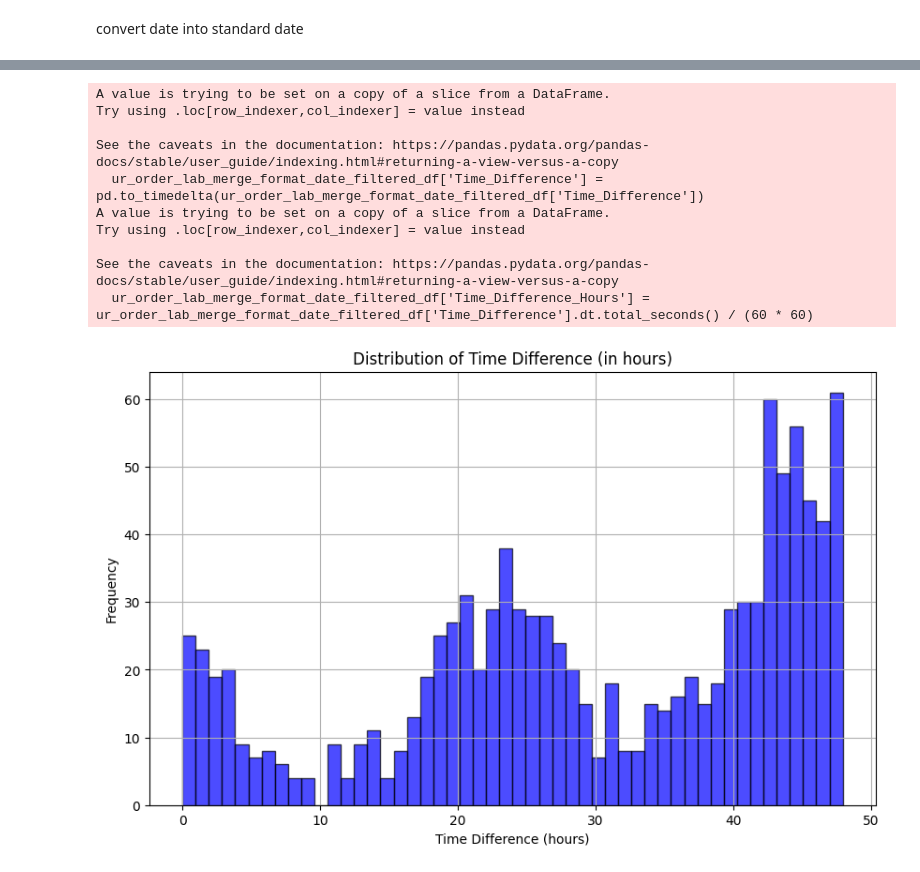
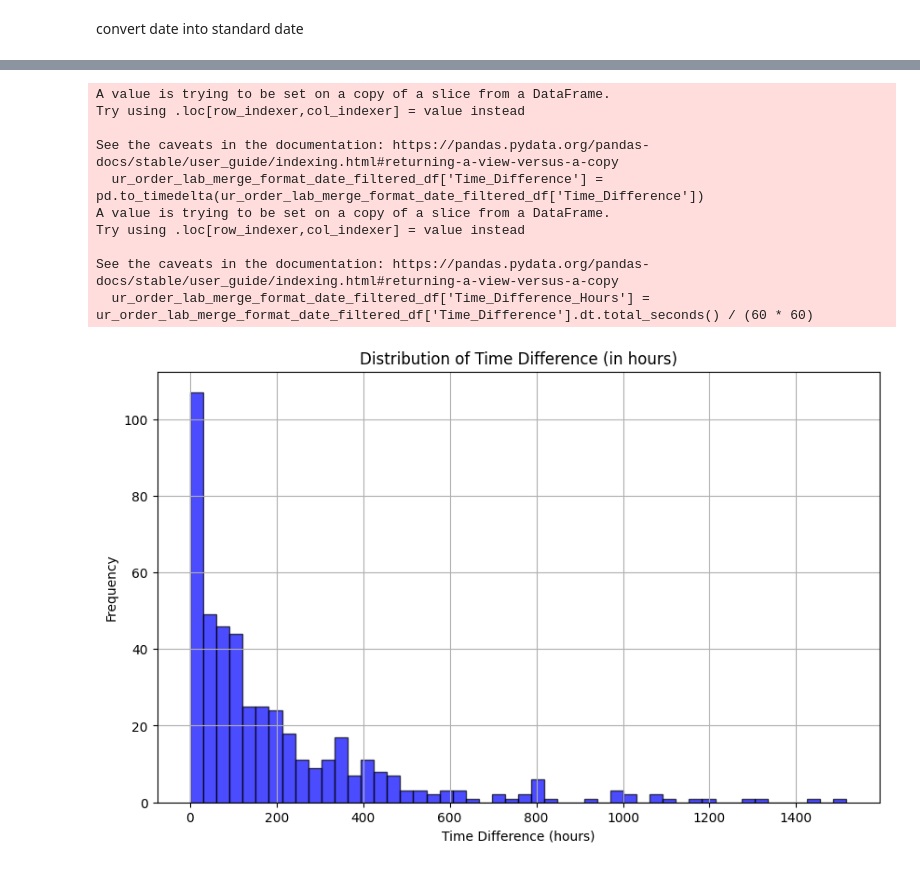
Before and after one commit to timothy0203/Taiwan_Health_Datathon_2024, a Jupyter notebook: preprocess.ipynb, the cells around one changed output, grey strips where cells are left out. Cells and saved outputs as stored; diff of their text form; code cells hidden in the pictures.

Commit message:
[update] add analysis and plot for TMU data

```diff
--- a/preprocess.ipynb
+++ b/preprocess.ipynb
@@ -269,7 +374,8 @@ ur_order_lab_merge_format_date_df['BEGIN_DATETIME'] = ur_order_lab_merge_format_
 ur_order_lab_merge_format_date_df['C_DATETIME'] = ur_order_lab_merge_format_date_df.apply(lambda row: convert_to_datetime(row['C_DATE'], row['C_TIME']), axis=1)
 
 # Calculate the difference between C_DATETIME and BEGIN_DATETIME
-ur_order_lab_merge_format_date_df['Time_Difference'] = ur_order_lab_merge_format_date_df['C_DATETIME'] - ur_order_lab_merge_format_date_df['BEGIN_DATETIME']
+ur_order_lab_merge_format_date_df['Time_Difference'] = ur_order_lab_merge_format_date_df['BEGIN_DATETIME'] - ur_order_lab_merge_format_date_df['C_DATETIME']
+# ur_order_lab_merge_format_date_df['Time_Difference'] = ur_order_lab_merge_format_date_df['C_DATETIME'] - ur_order_lab_merge_format_date_df['BEGIN_DATETIME']
 
 # Display the updated DataFrame
 # print(ur_order_lab_merge_format_date_df[['BEGIN_DATETIME', 'C_DATETIME', 'Time_Difference']])
@@ -343,0 +499,24 @@ def draw_distribution(df):
+# %%
+# Convert columns to appropriate datetime types
+ur_order_lab_merge_format_date_df['BEGIN_DATETIME'] = pd.to_datetime(ur_order_lab_merge_format_date_df['BEGIN_DATETIME'])
+ur_order_lab_merge_format_date_df['C_DATETIME'] = pd.to_datetime(ur_order_lab_merge_format_date_df['C_DATETIME'])
+ur_order_lab_merge_format_date_df['Time_Difference'] = pd.to_timedelta(ur_order_lab_merge_format_date_df['Time_Difference'])
+
+# Define the threshold (e.g., 10 days)
+high_threshold = pd.Timedelta(days=5)
+low_threshold = pd.Timedelta(days=0)
+
+# Filter out rows where Time_Difference is greater than the threshold
+ur_order_lab_merge_format_date_filtered_df = ur_order_lab_merge_format_date_df[ur_order_lab_merge_format_date_df['Time_Difference'] >= low_threshold]
+ur_order_lab_merge_format_date_filtered_df = ur_order_lab_merge_format_date_filtered_df[ur_order_lab_merge_format_date_df['Time_Difference'] <= high_threshold]
+
+# Display the filtered DataFrame
+ur_order_lab_merge_format_date_filtered_df
+
+# Convert Time_Difference to timedelta
+ur_order_lab_merge_format_date_filtered_df['Time_Difference'] = pd.to_timedelta(ur_order_lab_merge_format_date_filtered_df['Time_Difference'])
+
+# Convert timedelta to hours for plotting
+ur_order_lab_merge_format_date_filtered_df['Time_Difference_Hours'] = ur_order_lab_merge_format_date_filtered_df['Time_Difference'].dt.total_seconds() / (60 * 60)
+
+draw_distribution_long(ur_order_lab_merge_format_date_filtered_df)
@@ -344,20 +535,36 @@ def draw_distribution(df):
 # %%
+# Convert columns to appropriate datetime types
+ur_order_lab_merge_format_date_df['BEGIN_DATETIME'] = pd.to_datetime(ur_order_lab_merge_format_date_df['BEGIN_DATETIME'])
+ur_order_lab_merge_format_date_df['C_DATETIME'] = pd.to_datetime(ur_order_lab_merge_format_date_df['C_DATETIME'])
+ur_order_lab_merge_format_date_df['Time_Difference'] = pd.to_timedelta(ur_order_lab_merge_format_date_df['Time_Difference'])
+
+# Define the threshold (e.g., 10 days)
+high_threshold = pd.Timedelta(days=5)
+low_threshold = pd.Timedelta(days=-0)
+
+# Filter out rows where Time_Difference is greater than the threshold
+ur_order_lab_merge_format_date_filtered_df = ur_order_lab_merge_format_date_df[ur_order_lab_merge_format_date_df['Time_Difference'] >= low_threshold]
+# ur_order_lab_merge_format_date_filtered_df = ur_order_lab_merge_format_date_filtered_df[ur_order_lab_merge_format_date_df['Time_Difference'] <= high_threshold]
+
+# Display the filtered DataFrame
+ur_order_lab_merge_format_date_filtered_df
+
 # Convert Time_Difference to timedelta
 ur_order_lab_merge_format_date_filtered_df['Time_Difference'] = pd.to_timedelta(ur_order_lab_merge_format_date_filtered_df['Time_Difference'])
 
 # Convert timedelta to hours for plotting
 ur_order_lab_merge_format_date_filtered_df['Time_Difference_Hours'] = ur_order_lab_merge_format_date_filtered_df['Time_Difference'].dt.total_seconds() / (60 * 60)
 
 draw_distribution(ur_order_lab_merge_format_date_filtered_df)
 # %% [output]
 A value is trying to be set on a copy of a slice from a DataFrame.
 Try using .loc[row_indexer,col_indexer] = value instead
 
 See the caveats in the documentation: https://pandas.pydata.org/pandas-docs/stable/user_guide/indexing.html#returning-a-view-versus-a-copy
   ur_order_lab_merge_format_date_filtered_df['Time_Difference'] = pd.to_timedelta(ur_order_lab_merge_format_date_filtered_df['Time_Difference'])
 A value is trying to be set on a copy of a slice from a DataFrame.
 Try using .loc[row_indexer,col_indexer] = value instead
 
 See the caveats in the documentation: https://pandas.pydata.org/pandas-docs/stable/user_guide/indexing.html#returning-a-view-versus-a-copy
   ur_order_lab_merge_format_date_filtered_df['Time_Difference_Hours'] = ur_order_lab_merge_format_date_filtered_df['Time_Difference'].dt.total_seconds() / (60 * 60)
-[figure, old version]
+[figure, new version]
```
Also changed, not shown: parts of 54 cells of this notebook, 1 other file.
